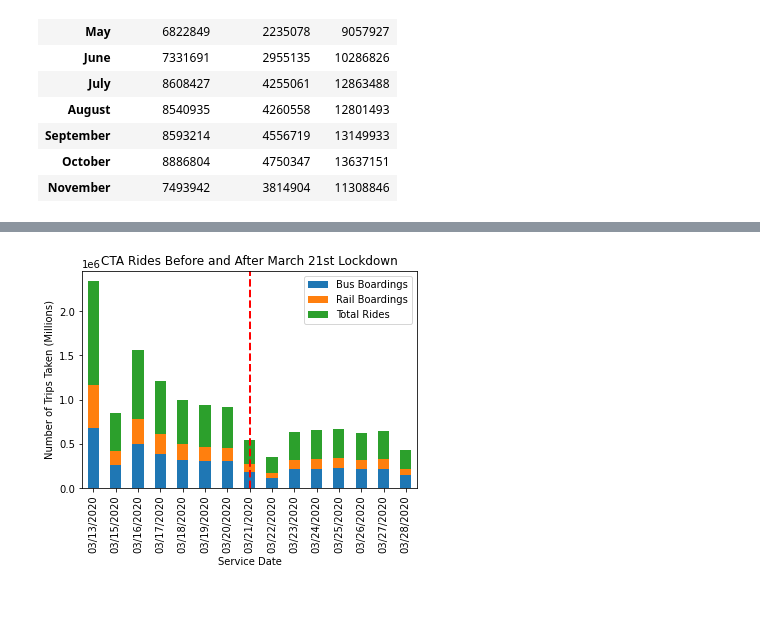
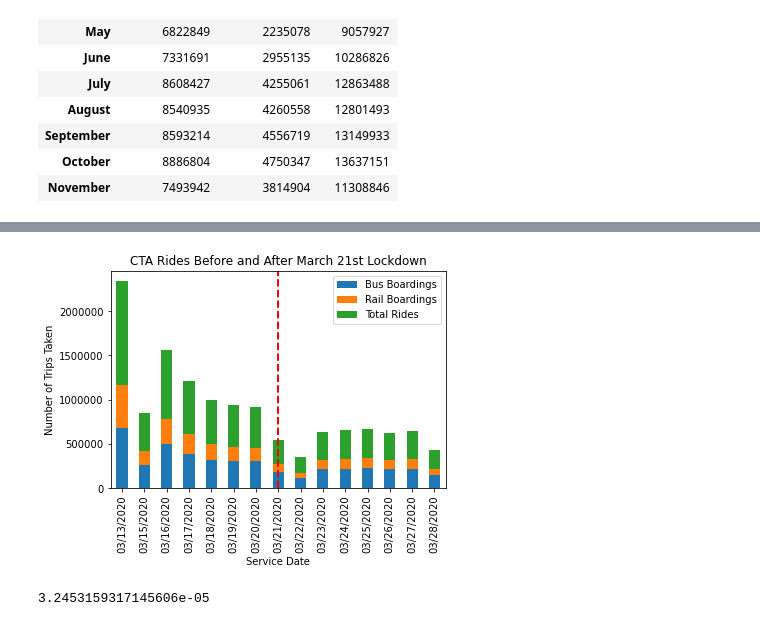
Before and after one commit to Slainte91/COVID-movement, a Jupyter notebook: cta/cta.ipynb, the cells around one changed output, grey strips where cells are left out. Saved outputs shown, nothing was run; the diff lists cells and outputs as text; code cells hidden in the pictures.

```diff
--- a/cta/cta.ipynb
+++ b/cta/cta.ipynb
@@ -129,17 +135,28 @@ daily_2020 = pd.merge(fifth_df, sixth_df, how='outer')
 # %%
 that_week = daily_2020[72:87]
 that_week = that_week.rename(columns = {'service_date': 'Service Date'})
 that_week = that_week.set_index(['Service Date'])
 that_week = that_week.rename(columns = {'bus': 'Bus Boardings',
                                         'rail_boardings' : 'Rail Boardings',
                                        'total_rides': 'Total Rides'})
 fig3, ax = plt.subplots()
 that_week.plot.bar(stacked=True, ax=ax)
 plt.title('CTA Rides Before and After March 21st Lockdown')
-plt.ylabel('Number of Trips Taken (Millions)')
+plt.ylabel('Number of Trips Taken')
+#code from:
+#https://www.reddit.com/r/learnpython/comments/el4vbx/how_to_remove_scientific_notation_from_a/
+plt.gcf().axes[0].yaxis.get_major_formatter().set_scientific(False)
 #code from:
 #https://stackoverflow.com/questions/61606615/pandas-dataframe-how-to-add-a-vertical-line-with-label-to-a-bar-plot-when-your
 ax.axvline(that_week.index.searchsorted('03/21/2020'), color="red", linestyle="--", lw=2, label="Lockdown");
 fig3.savefig("lockdownplot.png")
 # %% [output]
-[figure, old version]
+[figure, new version]
+# %%
+#perform t-test on 2019 vs 2020
+results = stats.ttest_ind(month_grouped_2019, month_grouped_2020, equal_var=False)
+#retrieve p-value of total boarding difference
+total_boarding_pvalue = results[1][2]
+total_boarding_pvalue
+# %% [output]
+3.2453159317145606e-05
```
Also changed, not shown: parts of 4 cells of this notebook.
